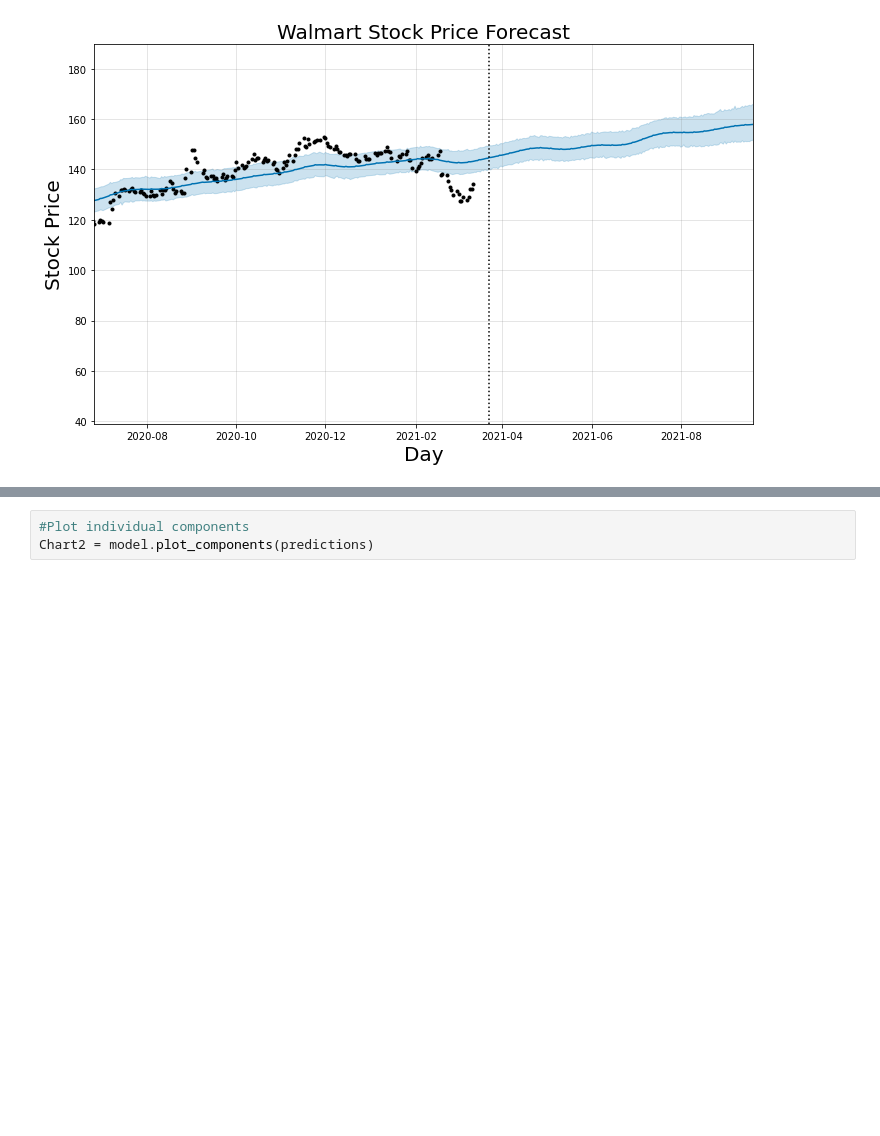
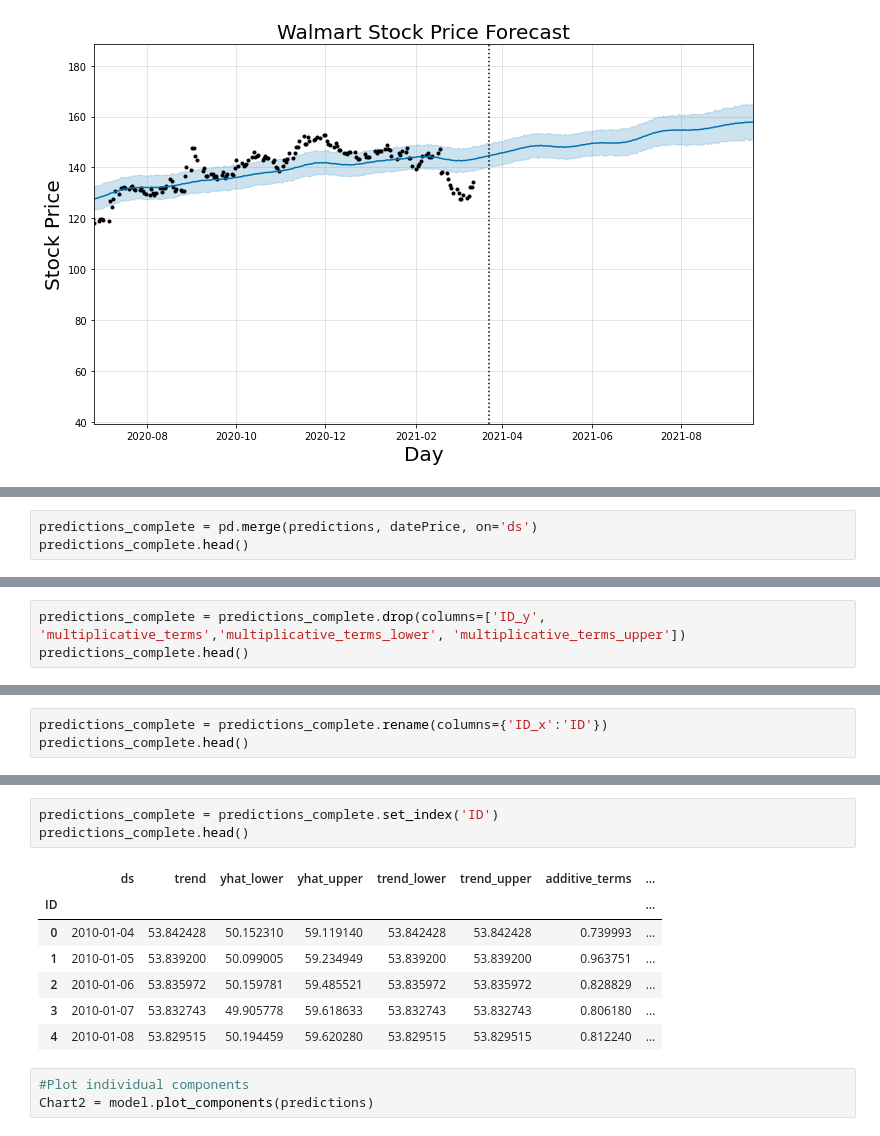
Before and after one commit to beckyydo/retail-machine-learning, a Jupyter notebook: WMT Stock Predictions using FB Prophet.ipynb, the cells around one changed output, grey strips where cells are left out. Cells and saved outputs as stored; diff of their text form; blank space fills up the shorter version.

```diff
--- a/WMT Stock Predictions using FB Prophet.ipynb
+++ b/WMT Stock Predictions using FB Prophet.ipynb
@@ -370,0 +386,3 @@ predictions[['ds', 'yhat', 'yhat_lower', 'yhat_upper']][-90:]
+# %%
+predictions_complete = pd.merge(predictions, datePrice, on='ds')
+predictions_complete.head()
@@ -370,0 +397,3 @@ predictions[['ds', 'yhat', 'yhat_lower', 'yhat_upper']][-90:]
+# %%
+predictions_complete = predictions_complete.drop(columns=['ID_y', 'multiplicative_terms','multiplicative_terms_lower', 'multiplicative_terms_upper'])
+predictions_complete.head()
@@ -370,0 +408,3 @@ predictions[['ds', 'yhat', 'yhat_lower', 'yhat_upper']][-90:]
+# %%
+predictions_complete = predictions_complete.rename(columns={'ID_x':'ID'})
+predictions_complete.head()
@@ -371,3 +419,14 @@ predictions[['ds', 'yhat', 'yhat_lower', 'yhat_upper']][-90:]
+# %%
+predictions_complete = predictions_complete.set_index('ID')
+predictions_complete.head()
+# %% [output]
+|  | ds | trend | yhat_lower | yhat_upper | trend_lower | trend_upper | additive_terms | ... |
+| ID |  |  |  |  |  |  |  | ... |
+| 0 | 2010-01-04 | 53.842428 | 50.152310 | 59.119140 | 53.842428 | 53.842428 | 0.739993 | ... |
+| 1 | 2010-01-05 | 53.839200 | 50.099005 | 59.234949 | 53.839200 | 53.839200 | 0.963751 | ... |
+| 2 | 2010-01-06 | 53.835972 | 50.159781 | 59.485521 | 53.835972 | 53.835972 | 0.828829 | ... |
+| 3 | 2010-01-07 | 53.832743 | 49.905778 | 59.618633 | 53.832743 | 53.832743 | 0.806180 | ... |
+| 4 | 2010-01-08 | 53.829515 | 50.194459 | 59.620280 | 53.829515 | 53.829515 | 0.812240 | ... |
 # %%
 #Plot individual components
 Chart2 = model.plot_components(predictions)
```
Also changed, not shown: parts of 34 cells of this notebook, 5 other files.
